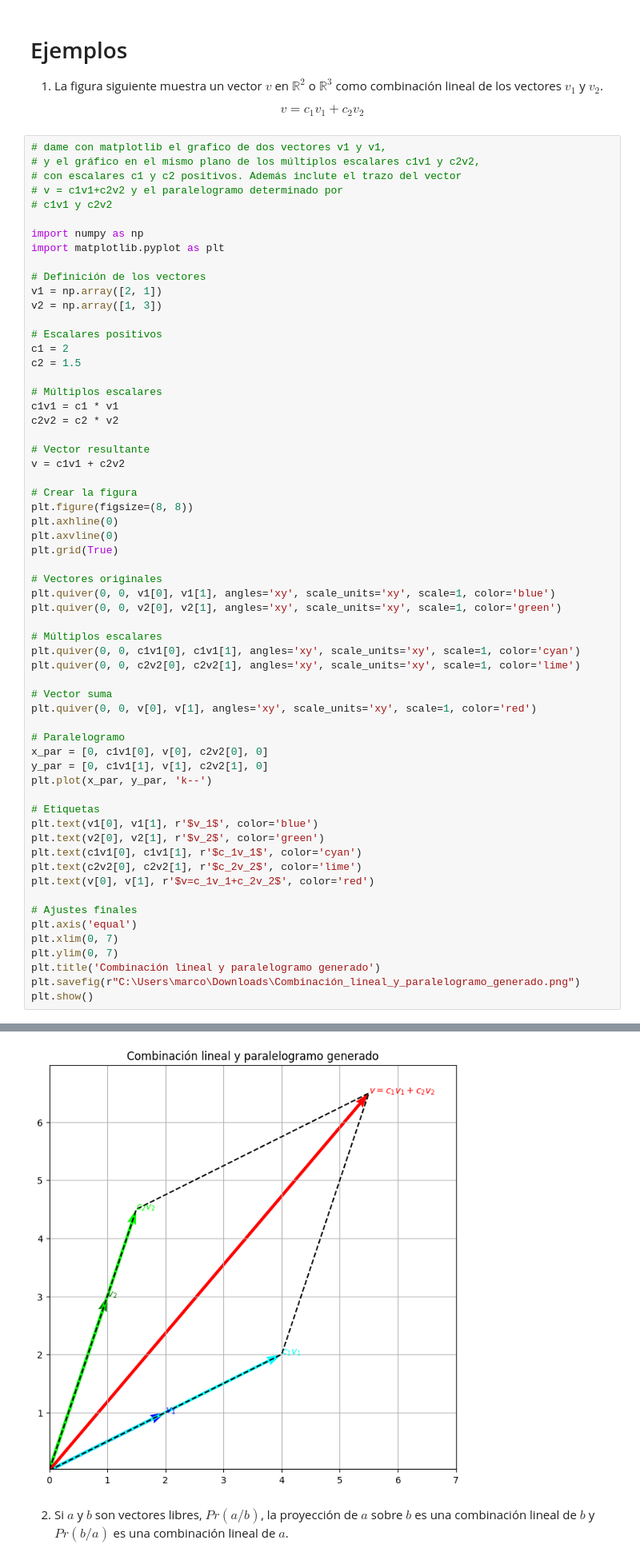
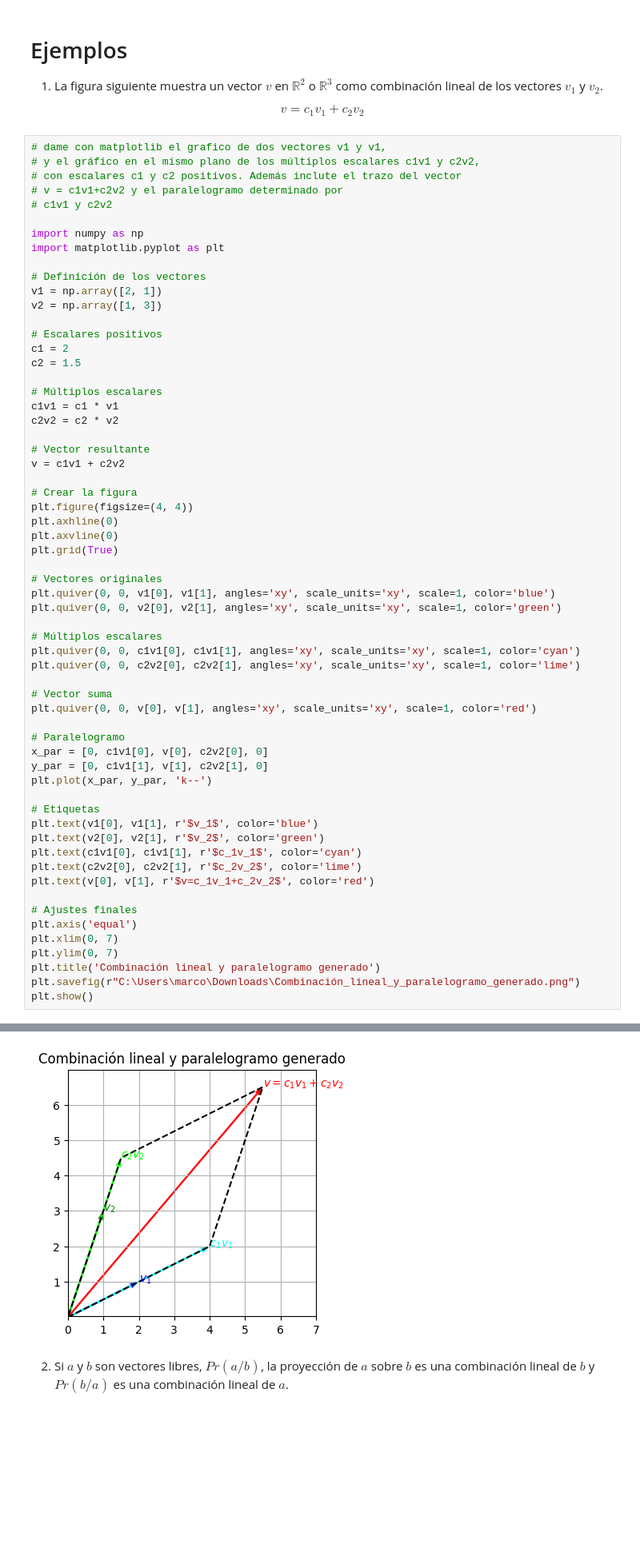
Before and after one commit to marco-canas/linear_algebra, a Jupyter notebook: 3_clases_segun_clara_mejia_laverde/1_cap/3_modulo/3_modulo.ipynb, the cells around one changed output, grey strips where cells are left out. Shown at 80% size. Cells and saved outputs as stored; diff of their text form; blank space fills up the shorter version.

```diff
--- a/3_clases_segun_clara_mejia_laverde/1_cap/3_modulo/3_modulo.ipynb
+++ b/3_clases_segun_clara_mejia_laverde/1_cap/3_modulo/3_modulo.ipynb
@@ -186,7 +187,7 @@ c2v2 = c2 * v2
 v = c1v1 + c2v2
 
 # Crear la figura
-plt.figure(figsize=(8, 8))
+plt.figure(figsize=(4, 4))
 plt.axhline(0)
 plt.axvline(0)
 plt.grid(True)
@@ -196,34 +197,34 @@ plt.quiver(0, 0, v1[0], v1[1], angles='xy', scale_units='xy', scale=1, color='bl
 plt.quiver(0, 0, v2[0], v2[1], angles='xy', scale_units='xy', scale=1, color='green')
 
 # Múltiplos escalares
 plt.quiver(0, 0, c1v1[0], c1v1[1], angles='xy', scale_units='xy', scale=1, color='cyan')
 plt.quiver(0, 0, c2v2[0], c2v2[1], angles='xy', scale_units='xy', scale=1, color='lime')
 
 # Vector suma
 plt.quiver(0, 0, v[0], v[1], angles='xy', scale_units='xy', scale=1, color='red')
 
 # Paralelogramo
 x_par = [0, c1v1[0], v[0], c2v2[0], 0]
 y_par = [0, c1v1[1], v[1], c2v2[1], 0]
 plt.plot(x_par, y_par, 'k--')
 
 # Etiquetas
 plt.text(v1[0], v1[1], r'$v_1$', color='blue')
 plt.text(v2[0], v2[1], r'$v_2$', color='green')
 plt.text(c1v1[0], c1v1[1], r'$c_1v_1$', color='cyan')
 plt.text(c2v2[0], c2v2[1], r'$c_2v_2$', color='lime')
 plt.text(v[0], v[1], r'$v=c_1v_1+c_2v_2$', color='red')
 
 # Ajustes finales
 plt.axis('equal')
 plt.xlim(0, 7)
 plt.ylim(0, 7)
 plt.title('Combinación lineal y paralelogramo generado')
 plt.savefig(r"C:\Users\marco\Downloads\Combinación_lineal_y_paralelogramo_generado.png")
 plt.show()
 # %% [output]
 Ignoring fixed y limits to fulfill fixed data aspect with adjustable data limits.
-[figure, old version]
+[figure, new version]
 # %% [markdown]
 2.  Si  $a$ y $b$ son vectores libres, $Pr(a/b)$, la proyección de $a$ sobre $b$ es una combinación lineal de $b$ y $Pr(b/a)$ es una combinación lineal de $a$.
 # %%
```
Also changed, not shown: parts of 26 cells of this notebook, 2 other files.
